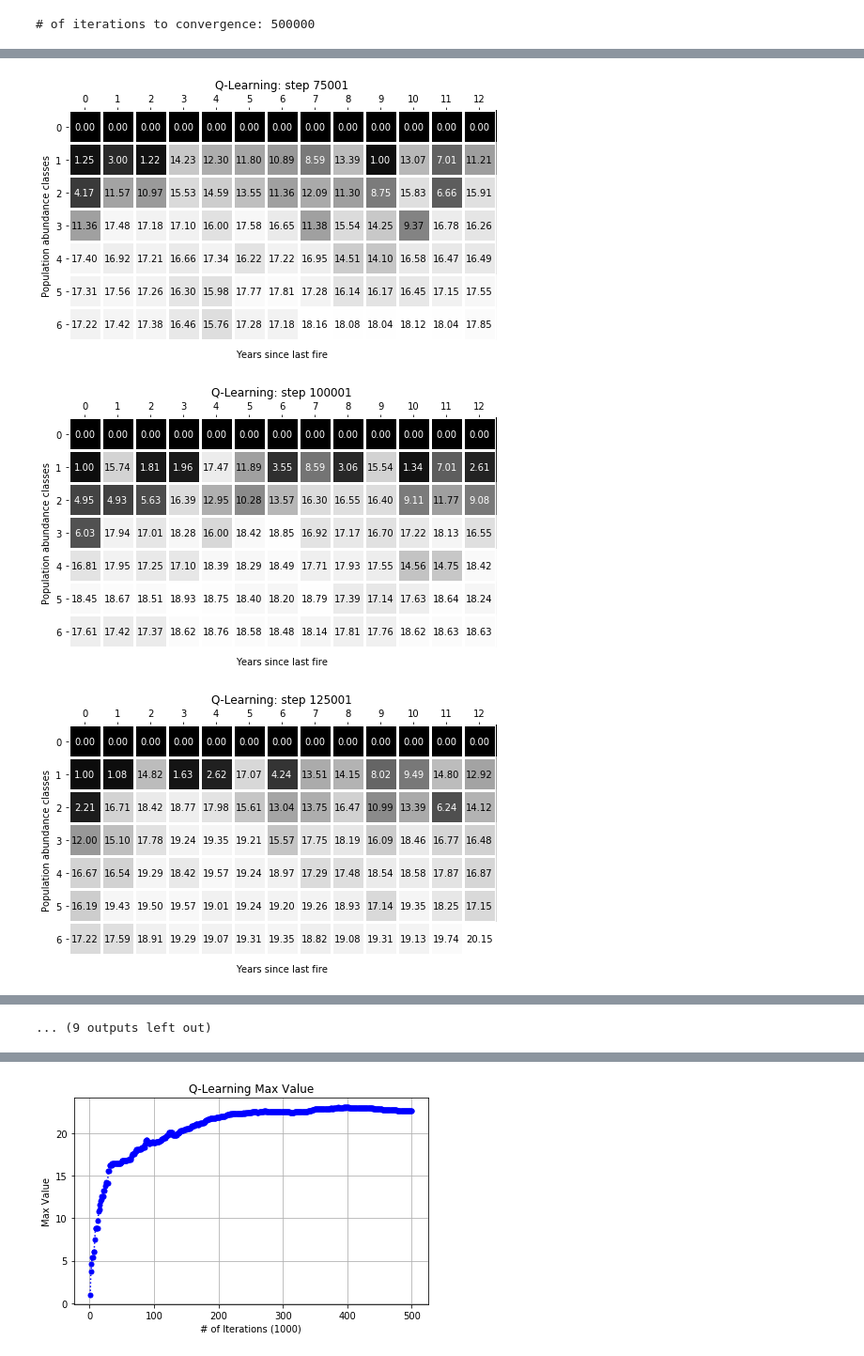
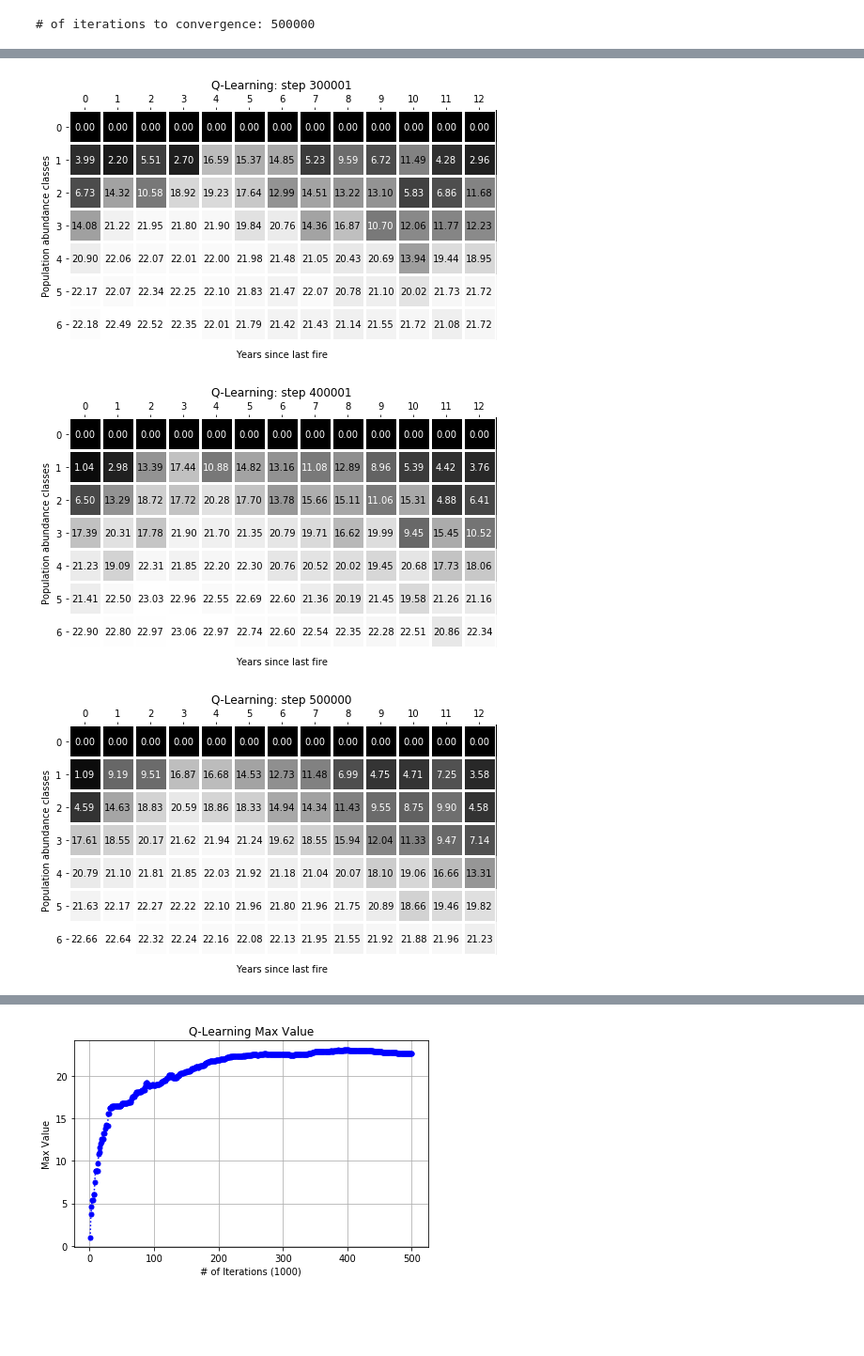
Before and after one commit to sikhoalieng/Machine-Learning, a Jupyter notebook: markov decision process/Forest Fire Management (7x13).ipynb, the cells around one changed output, grey strips where cells are left out. Shown at 94% size. Saved outputs shown, nothing was run; the diff lists cells and outputs as text; code cells hidden in the pictures; blank space fills up the shorter version.

```diff
--- a/markov decision process/Forest Fire Management (7x13).ipynb
+++ b/markov decision process/Forest Fire Management (7x13).ipynb
@@ -524,7 +524,7 @@ def plot_heatmap(value_list, policy_list, increment, title, save_as=None):
     last = 0
     for value_array, policy_array in zip(value_list[::increment]+[value_list[-1]],
                                          policy_list[::increment]+[policy_list[-1]]):
-        fig, ax = plt.subplots(figsize=(7, 7))
+        fig, ax = plt.subplots(figsize=(7, 5))
         im = heatmap(value_array.reshape(POPULATION_CLASSES, FIRE_CLASSES), title=(title+': step %d') % (index),
                            cmap="gray")
         texts = annotate_heatmap(im, valfmt="{x:.2f}")
@@ -694,7 +724,7 @@ plot_max_values(max_values_list_pi, title='Policy Iteration Max Value', save_as=
 np.random.seed(0)
 n_iter = 500000
 ql = solve_mdp_ql(P, R, gamma=0.96,
-                  alpha=1.0, alpha_decay=(n_iter-1)/n_iter, alpha_min=0.001,
+                  alpha=1.0, alpha_decay=(n_iter-1)/(n_iter), alpha_min=0.001,
                   epsilon=1.0, epsilon_min=0.1, epsilon_decay=(n_iter-1)/n_iter,
                   n_iter=n_iter, verbose=False)
 print_policy(ql.policy)
@@ -725,6 +755,6 @@ print('# of iterations to convergence: %d' % len(policy_list_ql))
 # %% [output]
 # of iterations to convergence: 500000
 # %%
-plot_heatmap(value_list_ql, policy_list_ql, increment=25000, title='Q-Learning', save_as='QL/Q-Learning')
+plot_heatmap(value_list_ql, policy_list_ql, increment=100000, title='Q-Learning', save_as='QL/Q-Learning')
 # %% [output]
 [figure]
@@ -733,3 +763,3 @@ plot_heatmap(value_list_ql, policy_list_ql, increment=25000, title='Q-Learning',
-[figure, old version]
+[figure, new version]
-[figure, old version]
+[figure, new version]
-[figure, old version]
+[figure, new version]
@@ -742,4 +766,3 @@ plot_heatmap(value_list_ql, policy_list_ql, increment=25000, title='Q-Learning',
-... (9 outputs left out)
 # %%
 plot_times(times_list_ql[::1000], title='Q-Learning Time', xlabel='# of Iterations (1000)', save_as='QL/7x13_time')
 # %% [output]
```
Also changed, not shown: parts of 11 cells of this notebook, 4 other files.
